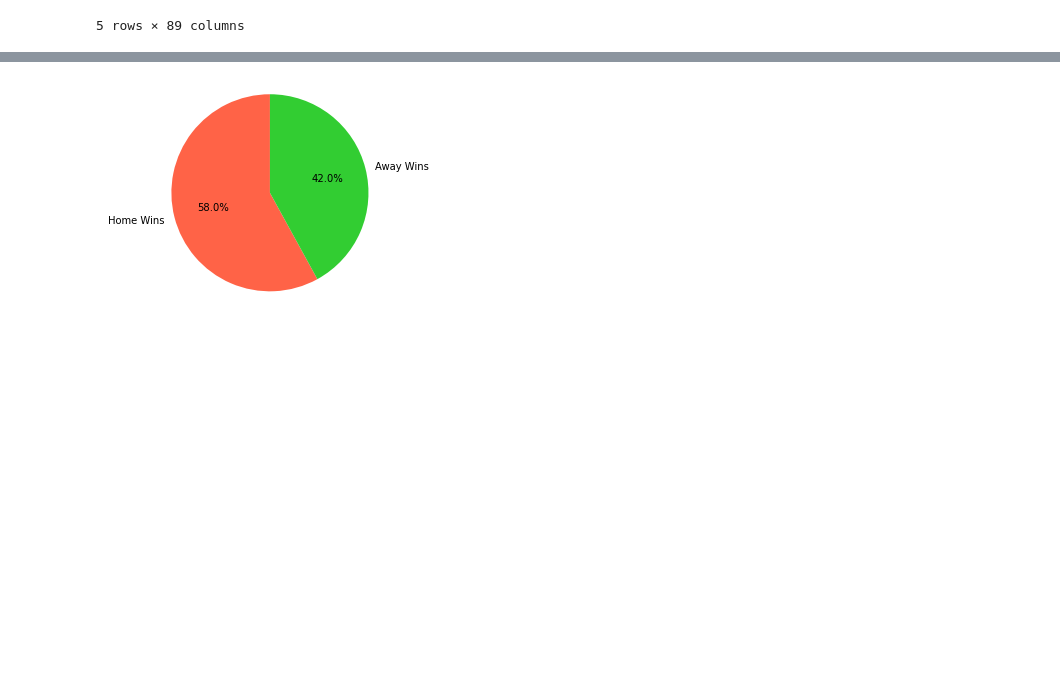
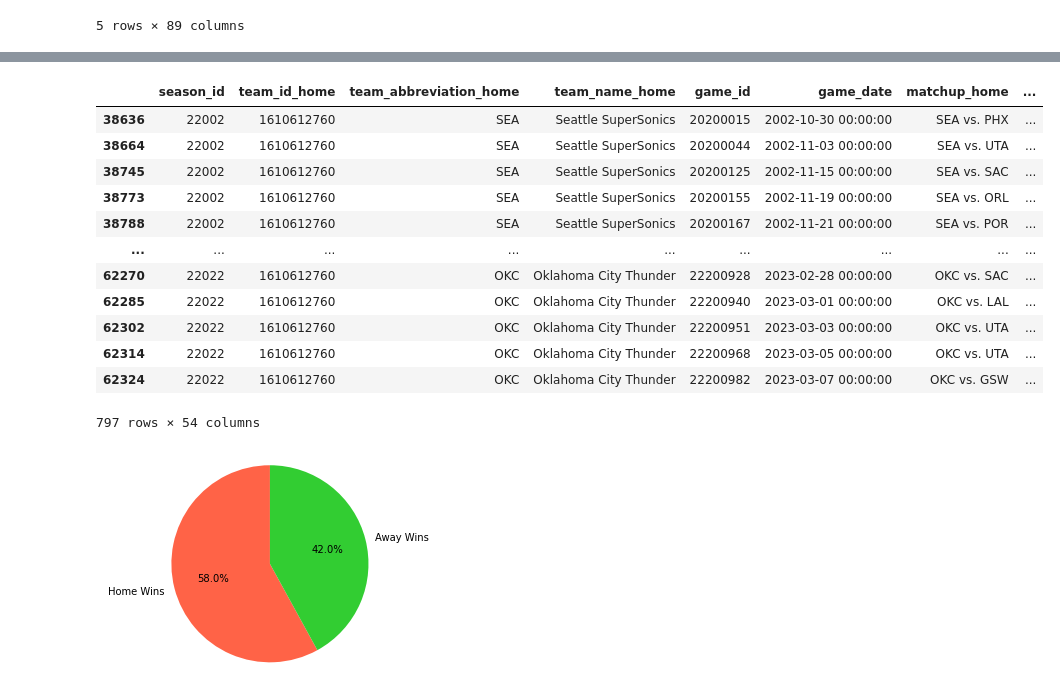
Before and after one commit to kentwhf/Home-Field-Advantage-Sports, a Jupyter notebook: final.ipynb, the cells around one changed output, grey strips where cells are left out. Cells and saved outputs as stored; diff of their text form; code cells hidden in the pictures; blank space fills up the shorter version.

```diff
--- a/final.ipynb
+++ b/final.ipynb
@@ -129,3 +156,19 @@ final_merged_data['distance_mi'] = final_merged_data['distance_mi'].astype(int)
+# %%
+game_df[(game_df['team_id_home'] == 1610612760) & (game_df['season_id'] >= 22002)]
+# %% [output]
+|  | season_id | team_id_home | team_abbreviation_home | team_name_home | game_id | game_date | matchup_home | ... |
+| 38636 | 22002 | 1610612760 | SEA | Seattle SuperSonics | 20200015 | 2002-10-30 00:00:00 | SEA vs. PHX | ... |
+| 38664 | 22002 | 1610612760 | SEA | Seattle SuperSonics | 20200044 | 2002-11-03 00:00:00 | SEA vs. UTA | ... |
+| 38745 | 22002 | 1610612760 | SEA | Seattle SuperSonics | 20200125 | 2002-11-15 00:00:00 | SEA vs. SAC | ... |
+| 38773 | 22002 | 1610612760 | SEA | Seattle SuperSonics | 20200155 | 2002-11-19 00:00:00 | SEA vs. ORL | ... |
+| 38788 | 22002 | 1610612760 | SEA | Seattle SuperSonics | 20200167 | 2002-11-21 00:00:00 | SEA vs. POR | ... |
+| ... | ... | ... | ... | ... | ... | ... | ... | ... |
+| 62270 | 22022 | 1610612760 | OKC | Oklahoma City Thunder | 22200928 | 2023-02-28 00:00:00 | OKC vs. SAC | ... |
+| 62285 | 22022 | 1610612760 | OKC | Oklahoma City Thunder | 22200940 | 2023-03-01 00:00:00 | OKC vs. LAL | ... |
+| 62302 | 22022 | 1610612760 | OKC | Oklahoma City Thunder | 22200951 | 2023-03-03 00:00:00 | OKC vs. UTA | ... |
+| 62314 | 22022 | 1610612760 | OKC | Oklahoma City Thunder | 22200968 | 2023-03-05 00:00:00 | OKC vs. UTA | ... |
+| 62324 | 22022 | 1610612760 | OKC | Oklahoma City Thunder | 22200982 | 2023-03-07 00:00:00 | OKC vs. GSW | ... |
+797 rows × 54 columns
 # %%
 home_wins = final_merged_data[final_merged_data['wl_home'] == 'W'].shape[0]
 home_losses = final_merged_data[final_merged_data['wl_home'] == 'L'].shape[0]
```
Also changed, not shown: parts of 3 cells of this notebook.
